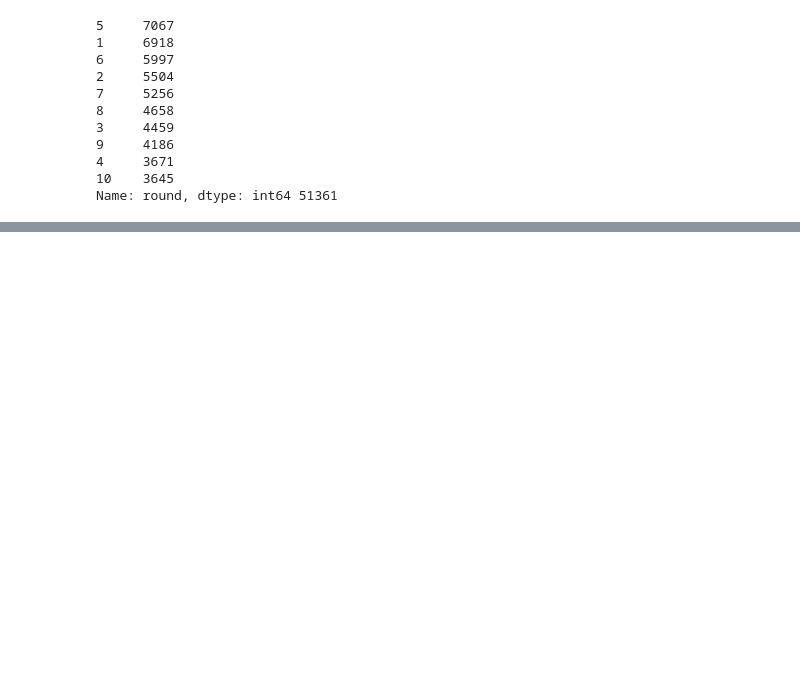
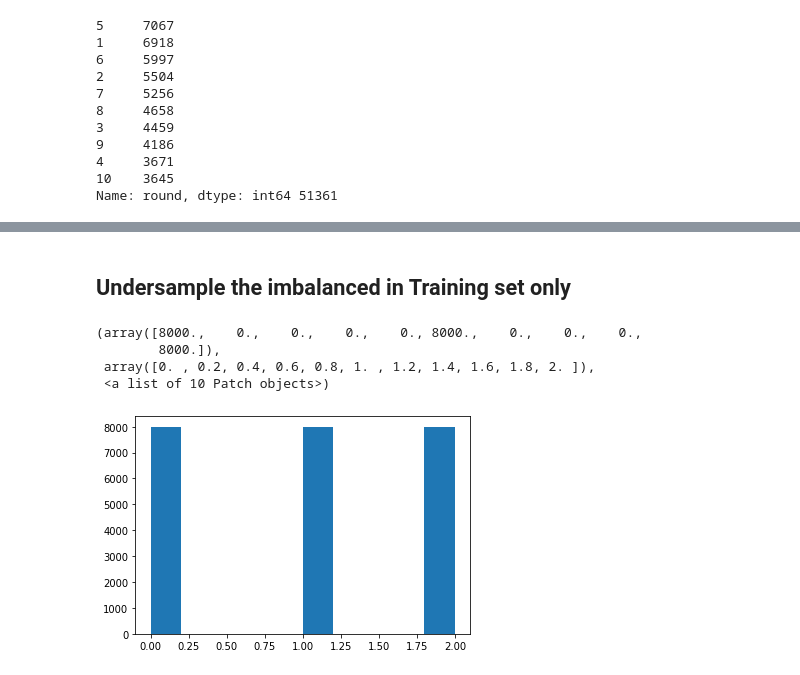
Before and after one commit to ian-byrne/MADSmilestone2, a Jupyter notebook: Labeling/Cleaning_labeling.ipynb, the cells around one changed output, grey strips where cells are left out. Saved outputs shown, nothing was run; the diff lists cells and outputs as text; code cells hidden in the pictures; blank space fills up the shorter version.

```diff
--- a/Labeling/Cleaning_labeling.ipynb
+++ b/Labeling/Cleaning_labeling.ipynb
@@ -692,0 +655,15 @@ except:
+# %% [markdown]
+## Undersample the imbalanced in Training set only
+# %%
+train_zero_samp = train[train['label'] == 0].sample(n = 8000, random_state = 42)
+train_one_samp = train[train['label'] == 1].sample(n = 8000, replace = True, random_state = 42)
+train_two_samp = train[train['label'] == 2].sample(n = 8000, random_state = 42)
+balanced_train = train_zero_samp.append(train_one_samp).append(train_two_samp)
+
+plt.hist(balanced_train.label)
+# %% [output]
+(array([8000.,    0.,    0.,    0.,    0., 8000.,    0.,    0.,    0.,
+        8000.]),
+ array([0. , 0.2, 0.4, 0.6, 0.8, 1. , 1.2, 1.4, 1.6, 1.8, 2. ]),
+ <a list of 10 Patch objects>)
+[figure, added]
```
Also changed, not shown: parts of 17 cells of this notebook.
